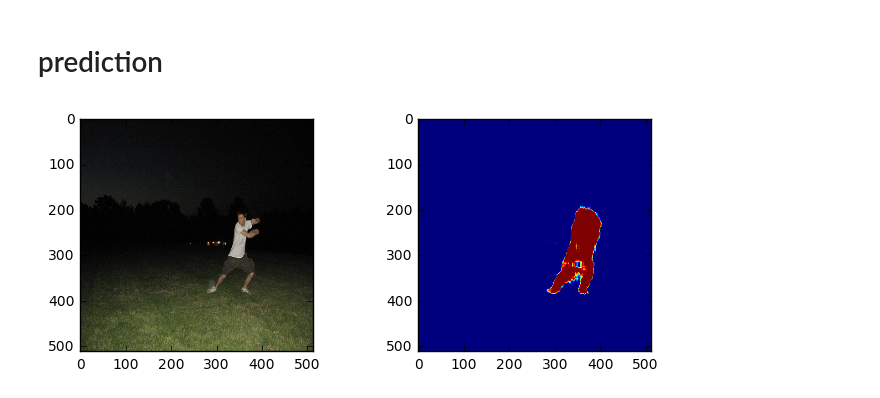
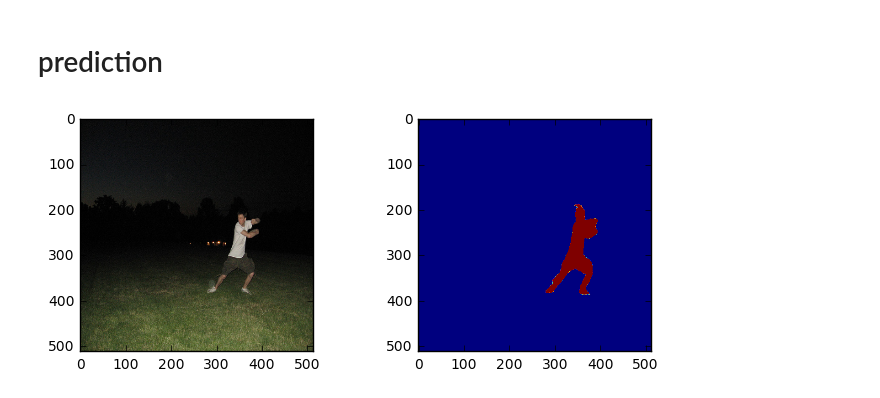
Before and after one commit to legokichi/keras-pix2pix, a Jupyter notebook: predict.ipynb, the cells around one changed output. Cells and saved outputs as stored; diff of their text form; code cells hidden in the pictures.

```diff
--- a/predict.ipynb
+++ b/predict.ipynb
@@ -48,40 +48,39 @@ import keras.backend as  K
 from keras.models import model_from_json
 import skimage.io as io
 from model_unet import create_unet
-folder = "/data/***/"
+folder = "/data/yosuke/"
 '''
-2017-04-28-03-34-49_fil64_adam_lr0.0001_glorot_uniform_dice_coef_weights.epoch0000-val_loss-0.59-val_dice_coef0.59.hdf5
-2017-04-28-03-34-49_fil64_adam_lr0.0001_glorot_uniform_dice_coef_weights.epoch0001-val_loss-0.61-val_dice_coef0.61.hdf5
-2017-04-28-03-34-49_fil64_adam_lr0.0001_glorot_uniform_dice_coef_weights.epoch0002-val_loss-0.65-val_dice_coef0.65.hdf5
+2017-04-28-11-11-28_fil64_adam_lr0.0001_glorot_uniform_dice_coef_weights.epoch0075-val_loss-0.79-val_dice_coef0.79.hdf5
+2017-04-28-11-12-59_fil64_adam_lr0.0001_glorot_uniform_dice_coef_weights.epoch0066-val_loss-0.75-val_dice_coef0.75.hdf5
 COCO_val2014_000000000589
 COCO_val2014_000000000139
 COCO_val2014_000000000257
 COCO_val2014_000000000283
 COCO_val2014_000000000328
 COCO_val2014_000000000338
 COCO_val2014_000000000357
 '''
 
 img = io.imread(folder+"val2014/COCO_val2014_000000000589.jpg")
 img = cv2.resize(img, (512, 512))
 img = np.expand_dims(img, axis=0)
 
 with K.tf.device('/cpu:0'):
         model = create_unet((512, 512, 3), 1, 64)
-        model.load_weights(folder+"2017-04-28-03-34-49_fil64_adam_lr0.0001_glorot_uniform_dice_coef_weights.epoch0002-val_loss-0.65-val_dice_coef0.65.hdf5")
+        model.load_weights(folder+"2017-04-28-11-11-28_fil64_adam_lr0.0001_glorot_uniform_dice_coef_weights.epoch0075-val_loss-0.79-val_dice_coef0.79.hdf5")
 
         output = model.predict(img)
 
 
 
 
 mat1 = [
     [
         lambda x: plt.imshow(img[0]),
         lambda x: plt.imshow(output[0]),
     ]
 ]
 
 mtx_plot(mat1, ratio=(4,3))
 # %% [output]
-[figure, old version]
+[figure, new version]
```
Also changed, not shown: parts of 1 cell of this notebook, 1 other file.
